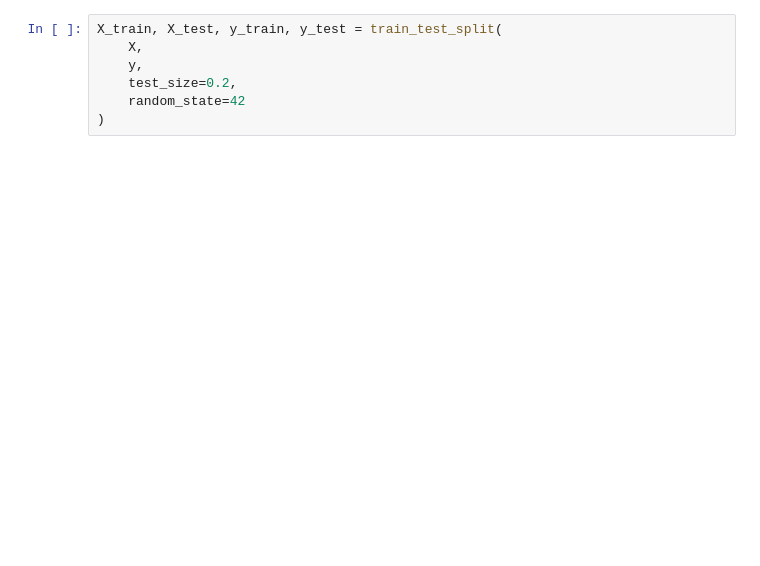
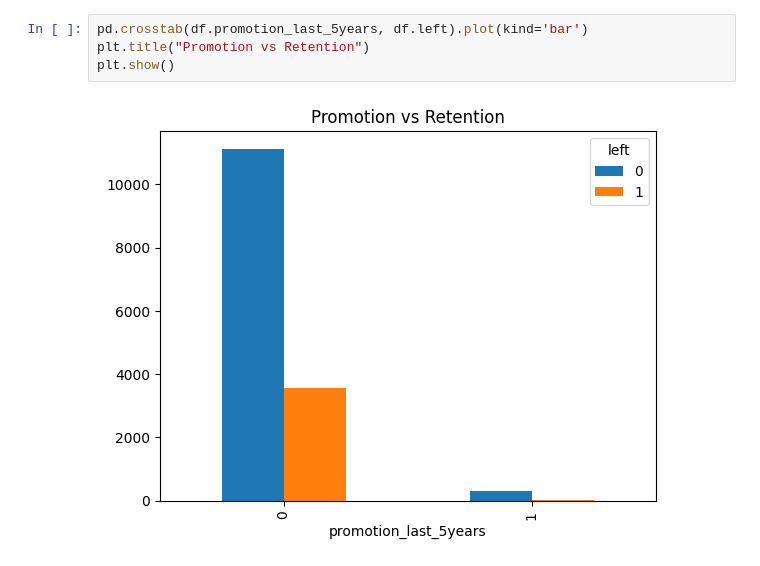
Before and after one commit to DeepikaJayas/LinearALGO_2.0, a Jupyter notebook: HR.ipynb, the cells around one changed output. Cells and saved outputs as stored; diff of their text form; blank space fills up the shorter version.

```diff
--- a/HR.ipynb
+++ b/HR.ipynb
@@ -44,8 +47,7 @@ y = df['left']
 # %%
-X_train, X_test, y_train, y_test = train_test_split(
-    X,
-    y,
-    test_size=0.2,
-    random_state=42
-)
+pd.crosstab(df.promotion_last_5years, df.left).plot(kind='bar')
+plt.title("Promotion vs Retention")
+plt.show()
+# %% [output]
+[figure, added]
 # %%
```
Also changed, not shown: parts of 16 cells of this notebook, 3 other files.
